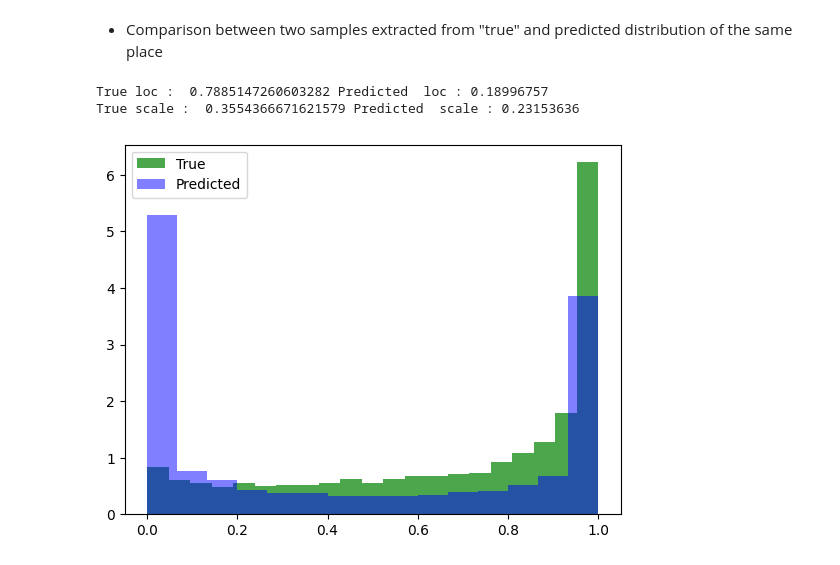
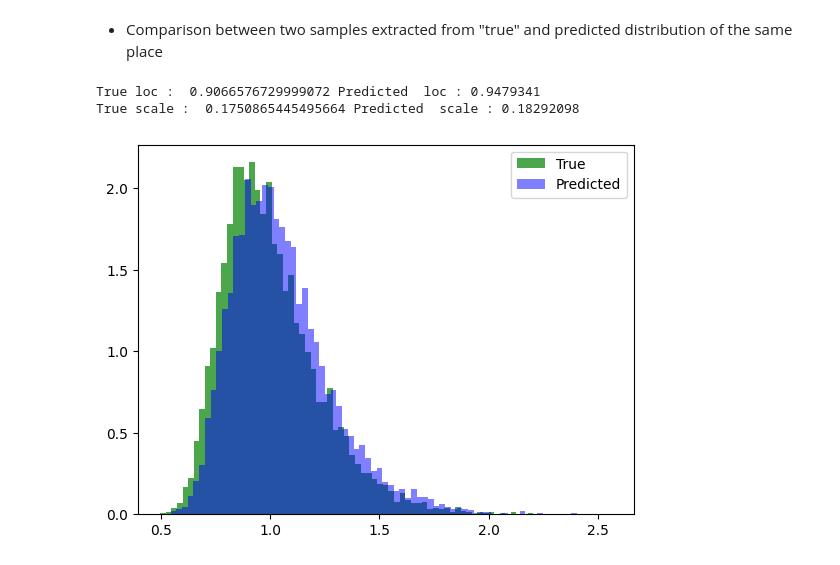
Before and after one commit to oshodiS/Rainfall-BetaEstimation, a Jupyter notebook: Rainfall GUMBELL.ipynb, the cells around one changed output. Cells and saved outputs as stored; diff of their text form; code cells hidden in the pictures.

```diff
--- a/Rainfall GUMBELL.ipynb
+++ b/Rainfall GUMBELL.ipynb
@@ -62,3 +62,7 @@ WARNING:tensorflow:From C:\Users\shola\AppData\Local\Packages\PythonSoftwareFoun
+# %%
+from importlib import reload
+from utils import util
+util = reload(util)
 # %% [markdown]
 # 1. Load and inspect the dataset
 # %% [markdown]
@@ -449,9 +338,9 @@ y_test = outputs_test.values
 # %%
 # Parameters for the training
 batch_size = 512
-epochs = 1 #90
+epochs = 90
 lr = 1e-3
-patience = 40 #15
+patience = 15
 loss_prof = lambda y_true, dist: -dist.log_prob(y_true)
 
 print('Training the model without the guesses...')
@@ -552,8 +458,8 @@ metrics_scale_durations.head()
 # %% [markdown]
 * Comparison between two samples extracted from "true" and predicted distribution of the same place
 # %%
-util.compare_samples(dist_train, "gumbel", parameters_train, index=20)
+util.compare_samples(dist_train, "gumbel", parameters_train, index=9)
 # %% [output]
-True loc :  0.7885147260603282 Predicted  loc : 0.18996757
-True scale :  0.3554366671621579 Predicted  scale : 0.23153636
+True loc :  0.9066576729999072 Predicted  loc : 0.9479341
+True scale :  0.1750865445495664 Predicted  scale : 0.18292098
-[figure, old version]
+[figure, new version]
```
Also changed, not shown: parts of 16 cells of this notebook, 2 other files.
